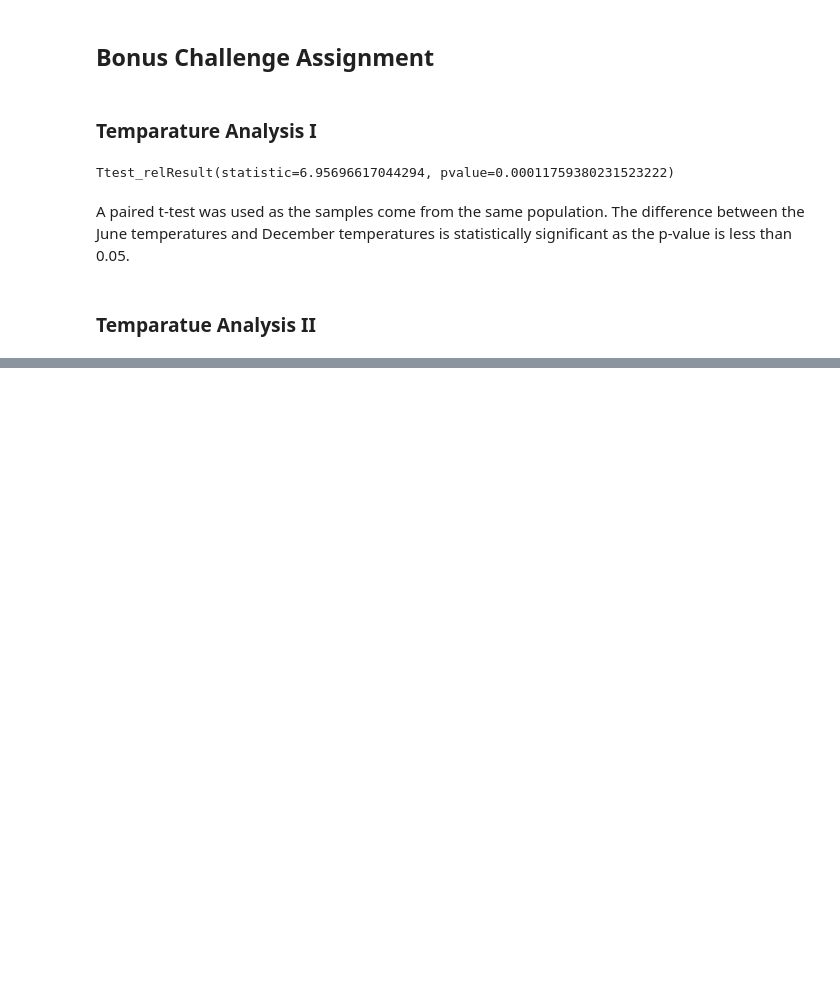
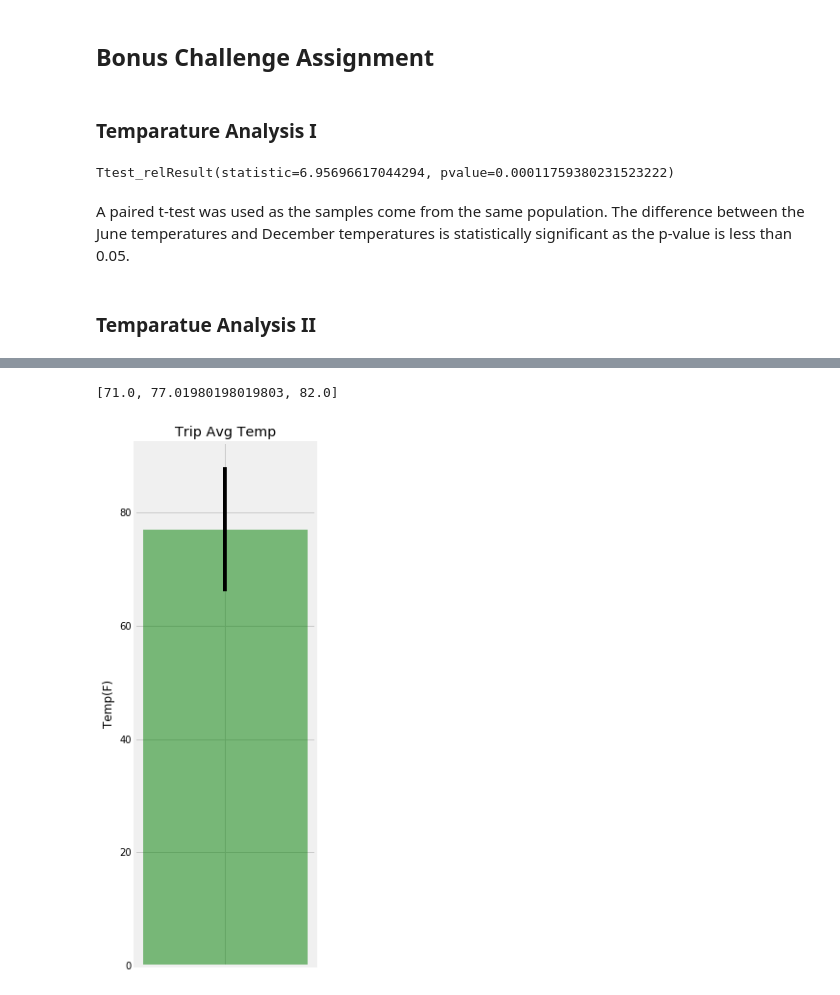
Before and after one commit to etumi/sqlalchemy-challenge, a Jupyter notebook: climate_starter.ipynb, the cells around one changed output, grey strips where cells are left out. Cells and saved outputs as stored; diff of their text form; code cells hidden in the pictures; blank space fills up the shorter version.

```diff
--- a/climate_starter.ipynb
+++ b/climate_starter.ipynb
@@ -193,11 +192,29 @@ print(calc_temps('2012-02-28', '2012-03-05'))
 # %%
 # Use your previous function `calc_temps` to calculate the tmin, tavg, and tmax
 # for your trip using the previous year's data for those same dates.
+
+#Holiday dates are 2018-06-15 - 2018-06-25
+trip_data = calc_temps('2017-06-15', '2017-06-55')
+trip_data = [stat for stat in trip_data[0]]
+print(trip_data)
+# %% [output]
+[71.0, 77.01980198019803, 82.0]
 # %%
 # Plot the results from your previous query as a bar chart.
 # Use "Trip Avg Temp" as your Title
 # Use the average temperature for the y value
 # Use the peak-to-peak (tmax-tmin) value as the y error bar (yerr)
+fig3, ax = plt.subplots(figsize=(3,10))
+bars = ['']
+y_pos = np.arange(len(bars))
+peak_peak = trip_data[2] - trip_data[0]
+ax.bar(y_pos, height = trip_data[1], width=0.01, yerr=[peak_peak], alpha = 0.5, color = 'g')
+plt.ylabel('Temp(F)')
+plt.xticks(y_pos, bars)
+plt.title('Trip Avg Temp')
+plt.show()
+# %% [output]
+[figure, added]
 # %%
 # Calculate the total amount of rainfall per weather station for your trip dates using the previous year's matching dates.
 # Sort this in descending order by precipitation amount and list the station, name, latitude, longitude, and elevation
```
Also changed, not shown: parts of 2 cells of this notebook.
